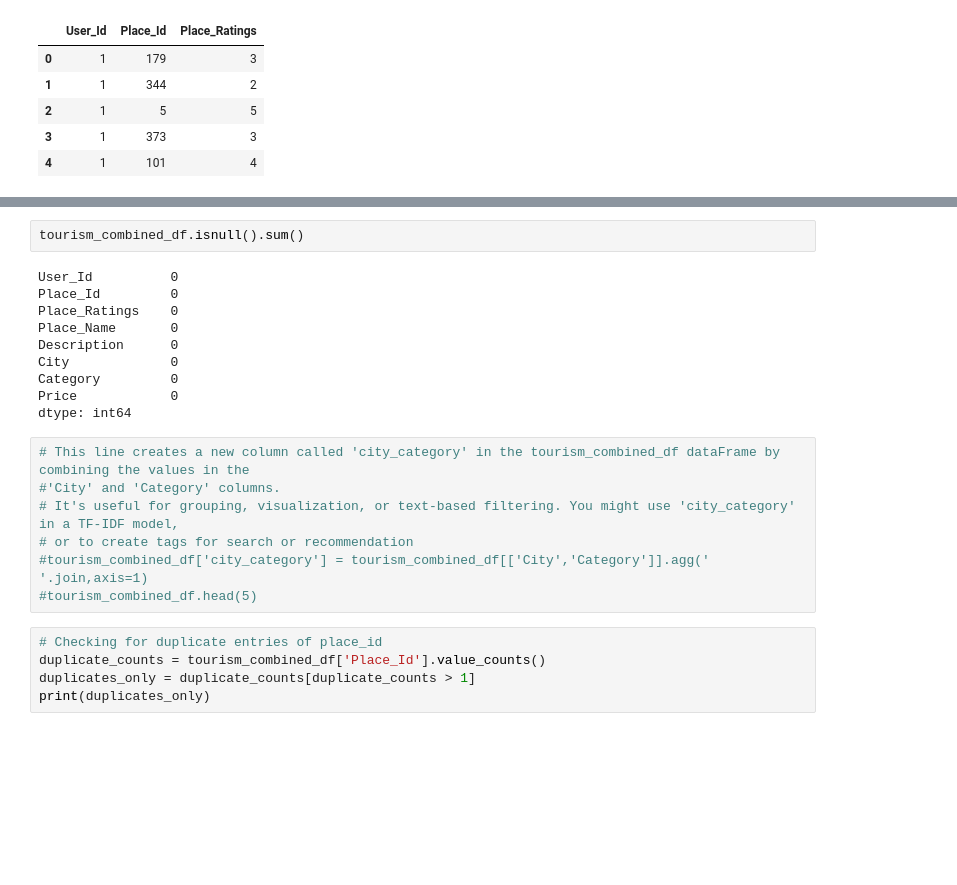
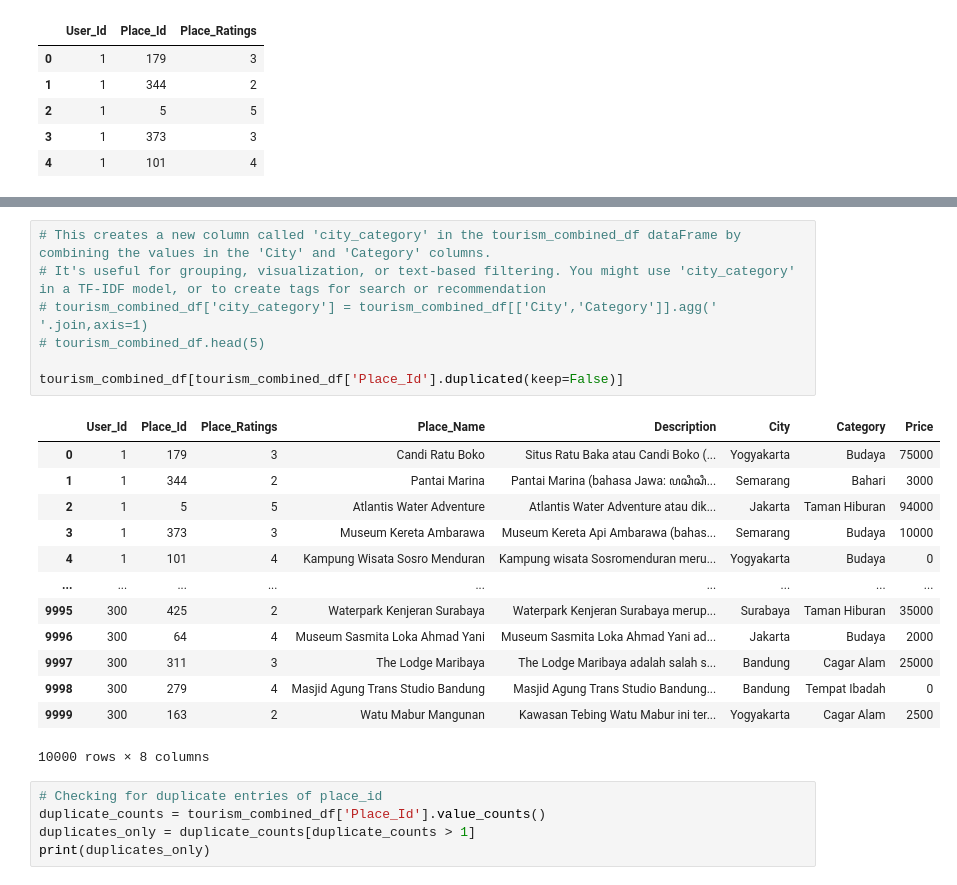
Before and after one commit to MSAAI-SaveTheWorld/MSAAI501-Group-2, a Jupyter notebook: AAI_501_Group2-Travel_Recommendation_System.ipynb, the cells around one changed output, grey strips where cells are left out. Cells and saved outputs as stored; diff of their text form; blank space fills up the shorter version.

```diff
--- a/AAI_501_Group2-Travel_Recommendation_System.ipynb
+++ b/AAI_501_Group2-Travel_Recommendation_System.ipynb
@@ -263,22 +287,24 @@ memory usage: 625.1+ KB
-# %%
-tourism_combined_df.isnull().sum()
-# %% [output]
-User_Id          0
-Place_Id         0
-Place_Ratings    0
-Place_Name       0
-Description      0
-City             0
-Category         0
-Price            0
-dtype: int64
 # %%
-# This line creates a new column called 'city_category' in the tourism_combined_df dataFrame by combining the values in the
-#'City' and 'Category' columns.
-# It's useful for grouping, visualization, or text-based filtering. You might use 'city_category' in a TF-IDF model,
-# or to create tags for search or recommendation
-#tourism_combined_df['city_category'] = tourism_combined_df[['City','Category']].agg(' '.join,axis=1)
-#tourism_combined_df.head(5)
+# This creates a new column called 'city_category' in the tourism_combined_df dataFrame by combining the values in the 'City' and 'Category' columns.
+# It's useful for grouping, visualization, or text-based filtering. You might use 'city_category' in a TF-IDF model, or to create tags for search or recommendation
+# tourism_combined_df['city_category'] = tourism_combined_df[['City','Category']].agg(' '.join,axis=1)
+# tourism_combined_df.head(5)
+
+tourism_combined_df[tourism_combined_df['Place_Id'].duplicated(keep=False)]
+# %% [output]
+|  | User_Id | Place_Id | Place_Ratings | Place_Name | Description | City | Category | Price |
+| 0 | 1 | 179 | 3 | Candi Ratu Boko | Situs Ratu Baka atau Candi Boko (... | Yogyakarta | Budaya | 75000 |
+| 1 | 1 | 344 | 2 | Pantai Marina | Pantai Marina (bahasa Jawa: ꦥꦱꦶꦱꦶ... | Semarang | Bahari | 3000 |
+| 2 | 1 | 5 | 5 | Atlantis Water Adventure | Atlantis Water Adventure atau dik... | Jakarta | Taman Hiburan | 94000 |
+| 3 | 1 | 373 | 3 | Museum Kereta Ambarawa | Museum Kereta Api Ambarawa (bahas... | Semarang | Budaya | 10000 |
+| 4 | 1 | 101 | 4 | Kampung Wisata Sosro Menduran | Kampung wisata Sosromenduran meru... | Yogyakarta | Budaya | 0 |
+| ... | ... | ... | ... | ... | ... | ... | ... | ... |
+| 9995 | 300 | 425 | 2 | Waterpark Kenjeran Surabaya | Waterpark Kenjeran Surabaya merup... | Surabaya | Taman Hiburan | 35000 |
+| 9996 | 300 | 64 | 4 | Museum Sasmita Loka Ahmad Yani | Museum Sasmita Loka Ahmad Yani ad... | Jakarta | Budaya | 2000 |
+| 9997 | 300 | 311 | 3 | The Lodge Maribaya | The Lodge Maribaya adalah salah s... | Bandung | Cagar Alam | 25000 |
+| 9998 | 300 | 279 | 4 | Masjid Agung Trans Studio Bandung | Masjid Agung Trans Studio Bandung... | Bandung | Tempat Ibadah | 0 |
+| 9999 | 300 | 163 | 2 | Watu Mabur Mangunan | Kawasan Tebing Watu Mabur ini ter... | Yogyakarta | Cagar Alam | 2500 |
+10000 rows × 8 columns
 # %%
 # Checking for duplicate entries of place_id
 duplicate_counts = tourism_combined_df['Place_Id'].value_counts()
```
Also changed, not shown: parts of 33 cells of this notebook, 4 other files.
